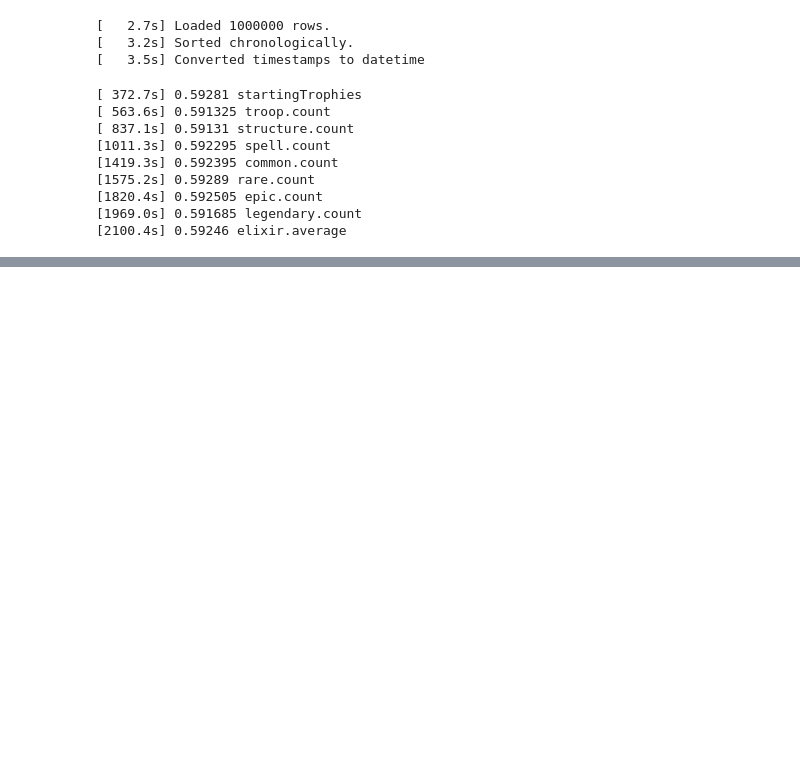
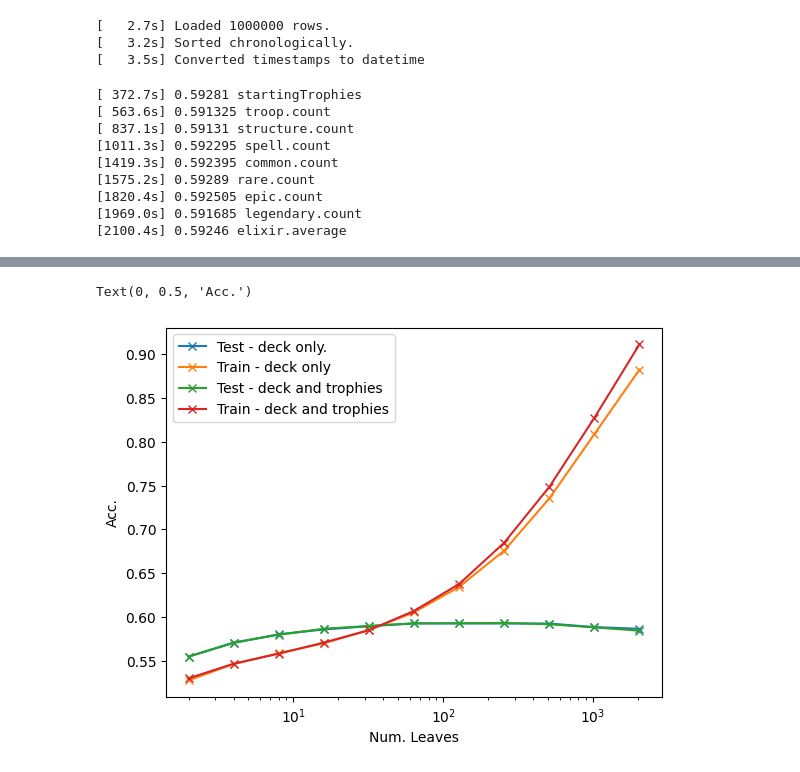
Before and after one commit to icicl/clash-royale-predictor, a Jupyter notebook: notebook.ipynb, the cells around one changed output, grey strips where cells are left out. Cells and saved outputs as stored; diff of their text form; code cells hidden in the pictures; blank space fills up the shorter version.

```diff
--- a/notebook.ipynb
+++ b/notebook.ipynb
@@ -1457,0 +1475,21 @@ IndexError: list index out of range
+# %%
+x = np.geomspace(2, 2048, 11)
+y = []
+for num_leaves in x:
+    y.append([])
+    num_leaves = round(num_leaves)
+    clf,acc,acc_tr = train([], num_leaves=num_leaves)
+    print(acc, acc_tr, num_leaves)
+    y[-1].extend([acc,acc_tr])
+    clf,acc,acc_tr = train(['{}.startingTrophies'], num_leaves=num_leaves)
+    print(acc, acc_tr, num_leaves)
+    y[-1].extend([acc,acc_tr])
+# %%
+for col in np.array(y).T:
+    plt.semilogx(x, col, '-x')
+plt.legend(['Test - deck only.', 'Train - deck only', 'Test - deck and trophies', 'Train - deck and trophies'])
+plt.xlabel('Num. Leaves')
+plt.ylabel('Acc.')
+# %% [output]
+Text(0, 0.5, 'Acc.')
+[figure, added]
```
Also changed, not shown: parts of 4 cells of this notebook.
